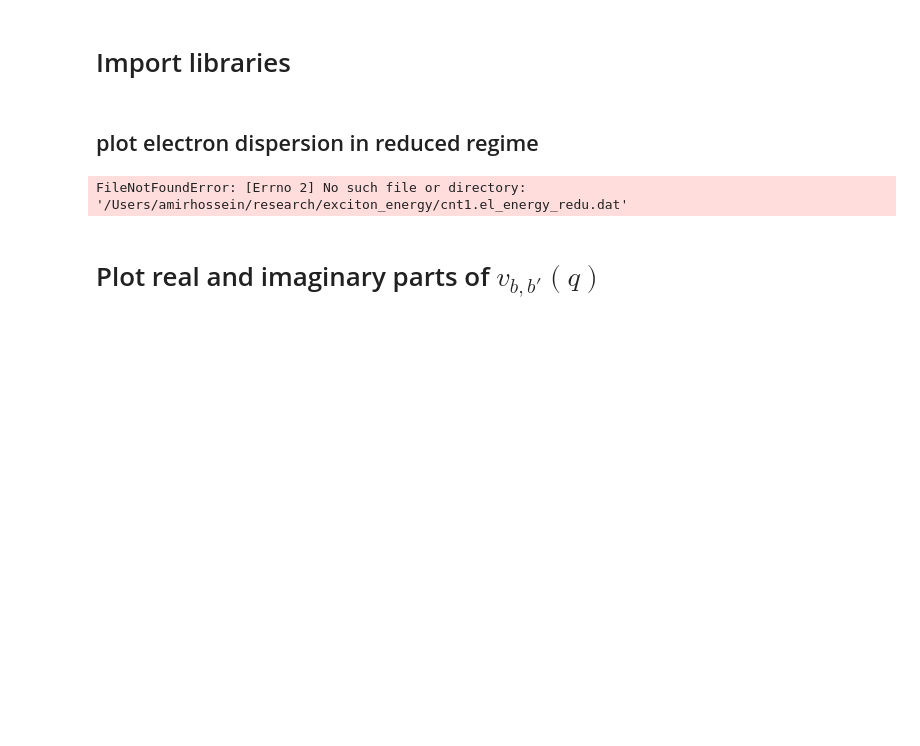
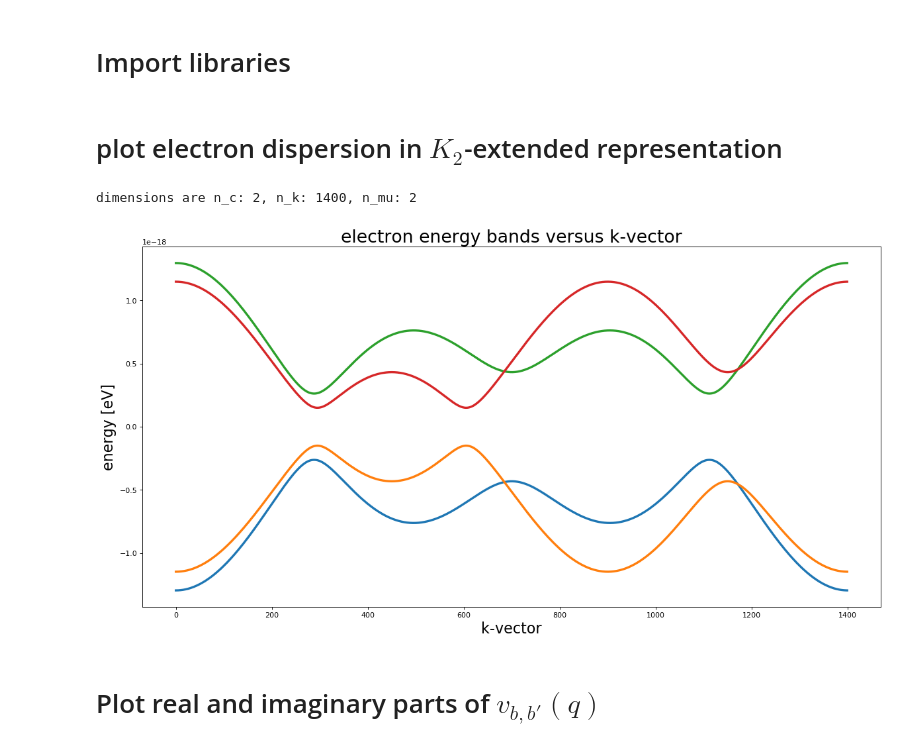
Before and after one commit to amirhosseindavoody/carbon_nanotube_exciton_energy, a Jupyter notebook: cpp/visualization/visualize_all.ipynb, the cells around one changed output. Saved outputs shown, nothing was run; the diff lists cells and outputs as text; code cells hidden in the pictures; blank space fills up the shorter version.

```diff
--- a/cpp/visualization/visualize_all.ipynb
+++ b/cpp/visualization/visualize_all.ipynb
@@ -10,34 +10,35 @@ import os
 
 eV = 1.6e-19
 # %% [markdown]
-## plot electron dispersion in reduced regime
+# plot electron dispersion in $K_2$-extended representation
 # %%
 directory = "/Users/amirhossein/research/exciton_energy"
-filename = os.path.join(directory,"cnt1.el_energy_redu.dat")
+filename = os.path.join(directory,"cnt1.K2_extended.el_energy.dat")
 with open(filename, mode='r') as f:
     line = f.readline()
     line = f.readline() # second line contains the shape of the cube
     dims = list(map(int, line.split()))
 
     data = np.loadtxt(f)
 
     print("dimensions are n_c: {}, n_k: {}, n_mu: {}".format(dims[0], dims[1], dims[2]))
 
     assert dims[0]*dims[2] is data.shape[0]
     el_energy_reduced = np.empty(dims)
     for k in range(dims[2]):
         el_energy_reduced [:,:,k] = data[k*dims[0]:(k+1)*dims[0], :]
 
     fig=plt.figure(figsize=(18, 9), dpi= 80, facecolor='w', edgecolor='k')
     for i in range(dims[0]):
         for k in range(dims[2]):
             plt.plot(el_energy_reduced[i,:,k], linewidth=3)
 
     plt.title('electron energy bands versus k-vector', size=24)
     plt.xlabel('k-vector', size=20)
     plt.ylabel('energy [eV]', size=20)
 # %% [output]
-FileNotFoundError: [Errno 2] No such file or directory: '/Users/amirhossein/research/exciton_energy/cnt1.el_energy_redu.dat'
+dimensions are n_c: 2, n_k: 1400, n_mu: 2
+[figure, added]
 # %% [markdown]
 # Plot real and imaginary parts of $v_{b,b'}(q)$
 # %%
```
Also changed, not shown: parts of 5 cells of this notebook, 2 other files.
